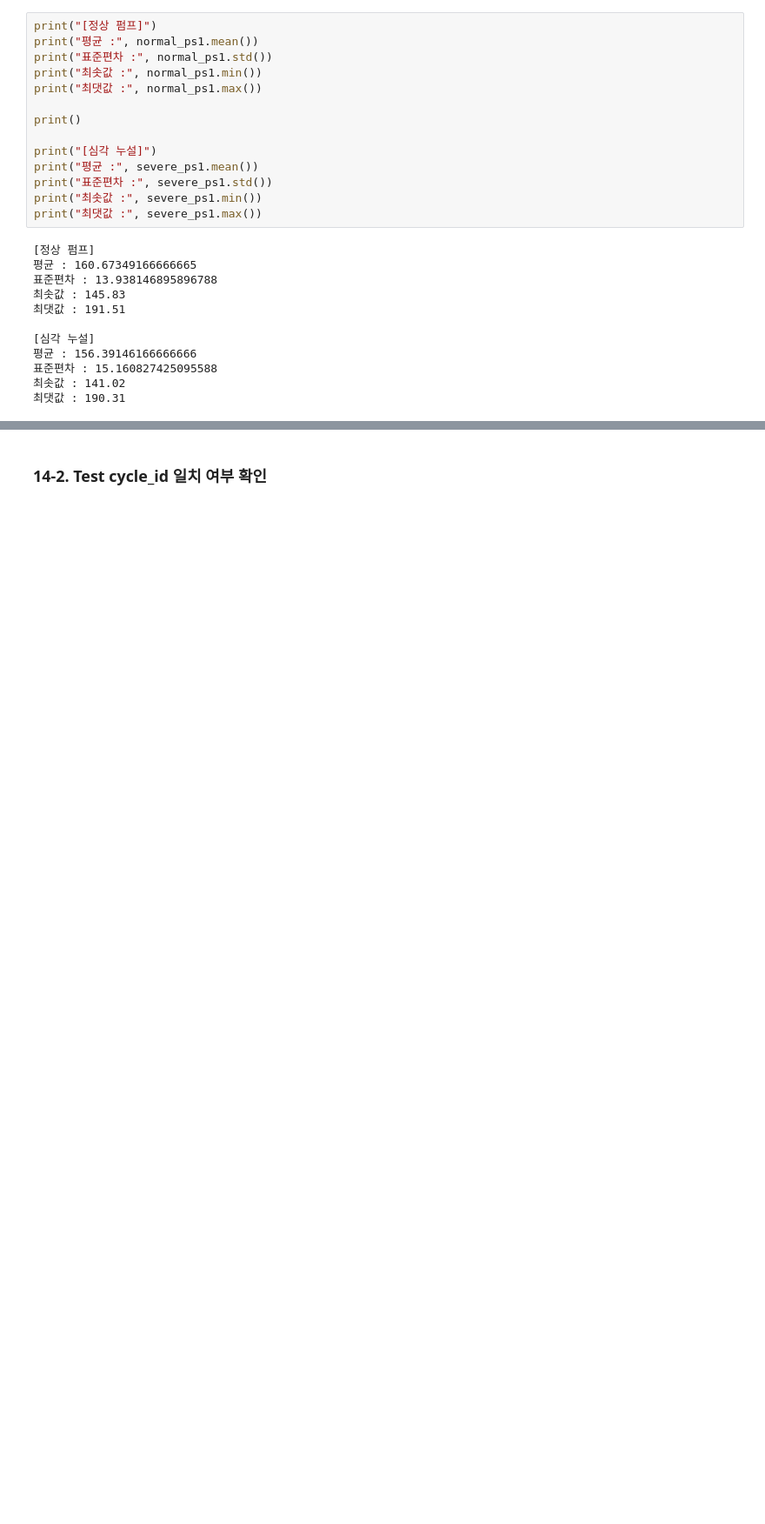
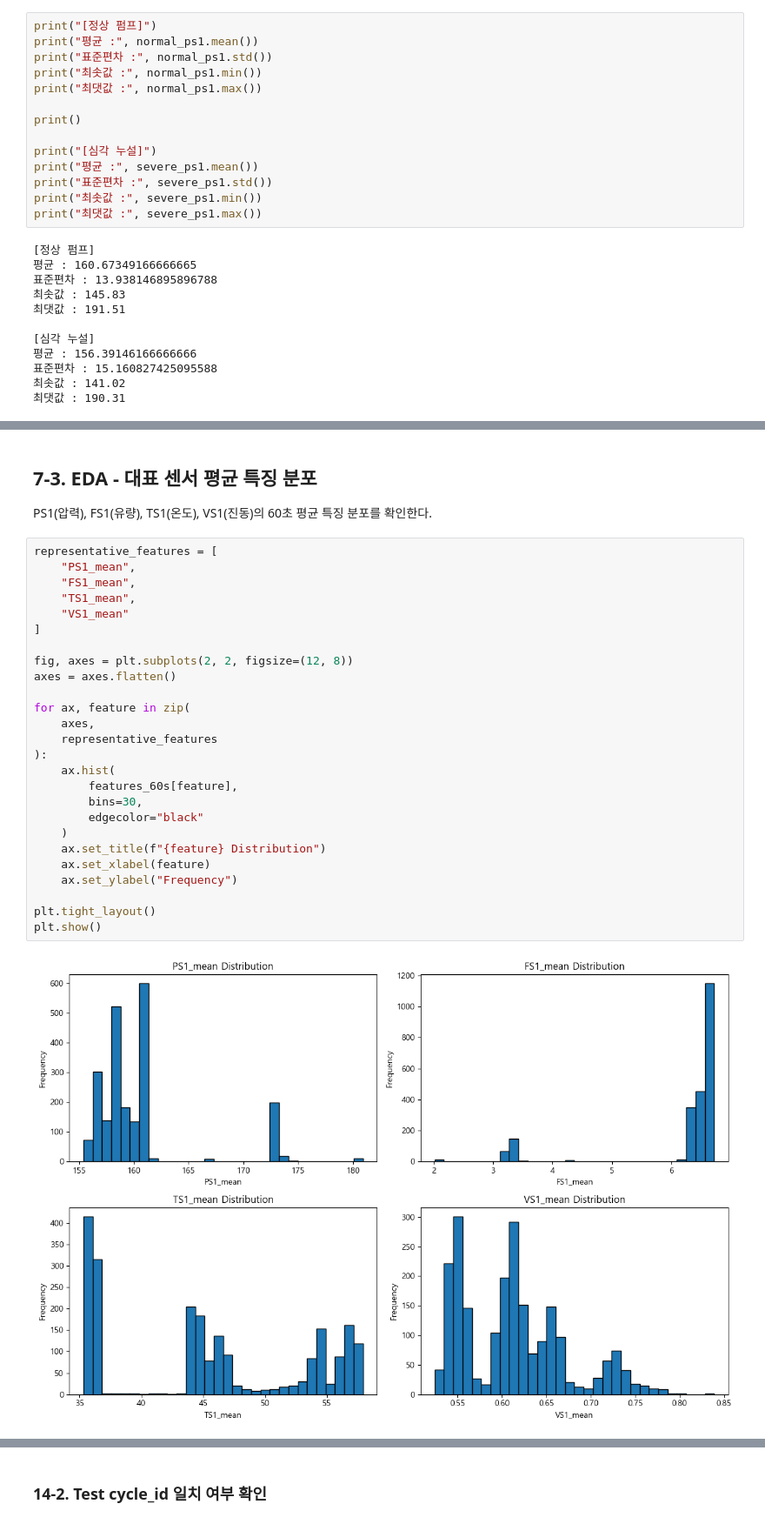
Before and after one commit to yuudong123/ai-first-project, a Jupyter notebook: notebooks/01_data_analysis.ipynb, the cells around one changed output, grey strips where cells are left out. Shown at 87% size. Cells and saved outputs as stored; diff of their text form; blank space fills up the shorter version.

```diff
--- a/notebooks/01_data_analysis.ipynb
+++ b/notebooks/01_data_analysis.ipynb
@@ -1623,0 +856,32 @@ plt.show()
+# %% [markdown]
+## 7-3. EDA - 대표 센서 평균 특징 분포
+
+PS1(압력), FS1(유량), TS1(온도), VS1(진동)의 60초 평균 특징 분포를 확인한다.
+# %%
+representative_features = [
+    "PS1_mean",
+    "FS1_mean",
+    "TS1_mean",
+    "VS1_mean"
+]
+
+fig, axes = plt.subplots(2, 2, figsize=(12, 8))
+axes = axes.flatten()
+
+for ax, feature in zip(
+    axes,
+    representative_features
+):
+    ax.hist(
+        features_60s[feature],
+        bins=30,
+        edgecolor="black"
+    )
+    ax.set_title(f"{feature} Distribution")
+    ax.set_xlabel(feature)
+    ax.set_ylabel("Frequency")
+
+plt.tight_layout()
+plt.show()
+# %% [output]
+[figure, added]
```
Also changed, not shown: parts of 240 cells of this notebook, 15 other files.
